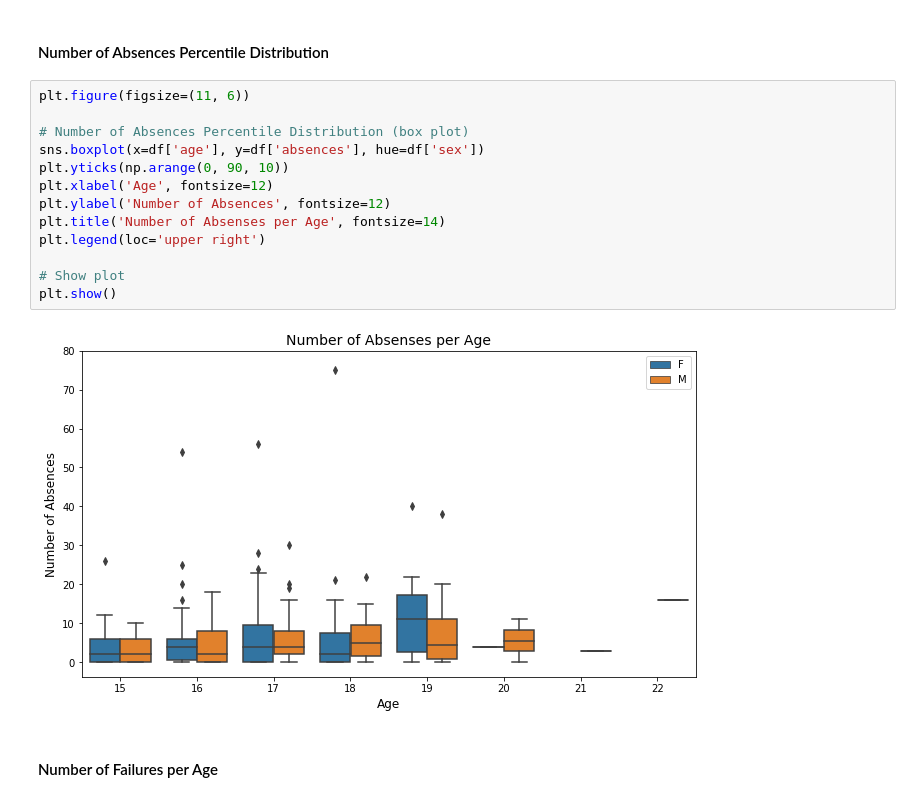
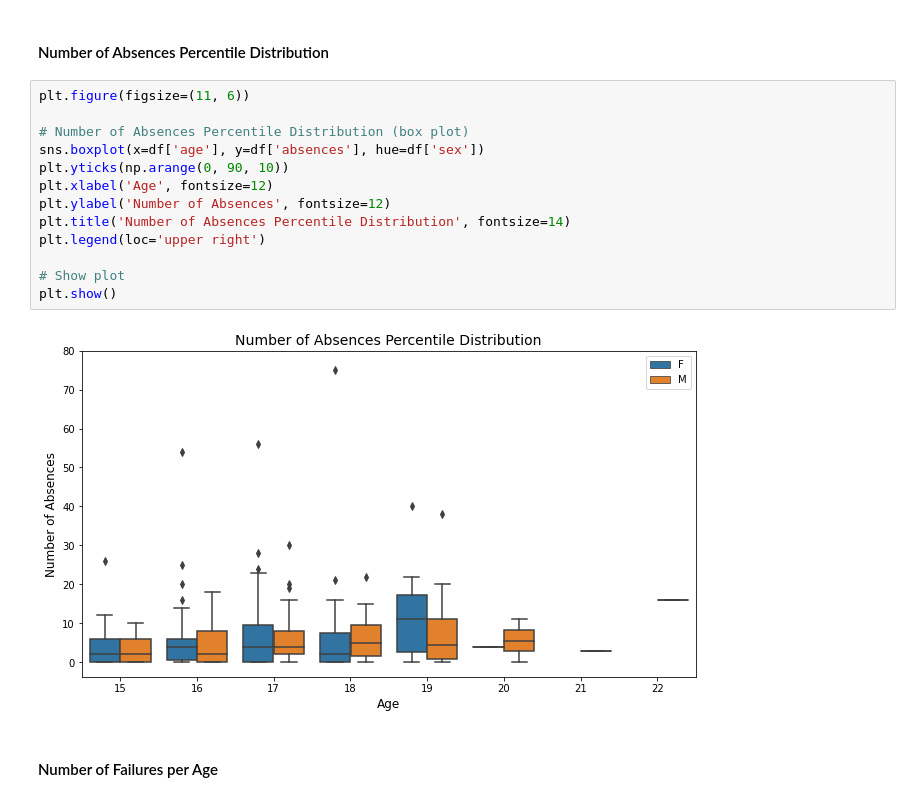
Before and after one commit to MarkLee7925/Student-Grade-Regression, a Jupyter notebook: Math/Student_Grade_Regression_Math.ipynb, the cells around one changed output. Cells and saved outputs as stored; diff of their text form.

```diff
--- a/Math/Student_Grade_Regression_Math.ipynb
+++ b/Math/Student_Grade_Regression_Math.ipynb
@@ -215,18 +215,18 @@ plt.show()
 # %%
 plt.figure(figsize=(11, 6))
 
 # Number of Absences Percentile Distribution (box plot)
 sns.boxplot(x=df['age'], y=df['absences'], hue=df['sex'])
 plt.yticks(np.arange(0, 90, 10))
 plt.xlabel('Age', fontsize=12)
 plt.ylabel('Number of Absences', fontsize=12)
-plt.title('Number of Absenses per Age', fontsize=14)
+plt.title('Number of Absences Percentile Distribution', fontsize=14)
 plt.legend(loc='upper right')
 
 # Show plot
 plt.show()
 # %% [output]
-[figure, old version]
+[figure, new version]
 # %% [markdown]
 #### Number of Failures per Age
 # %%
```
Also changed, not shown: parts of 3 cells of this notebook.
